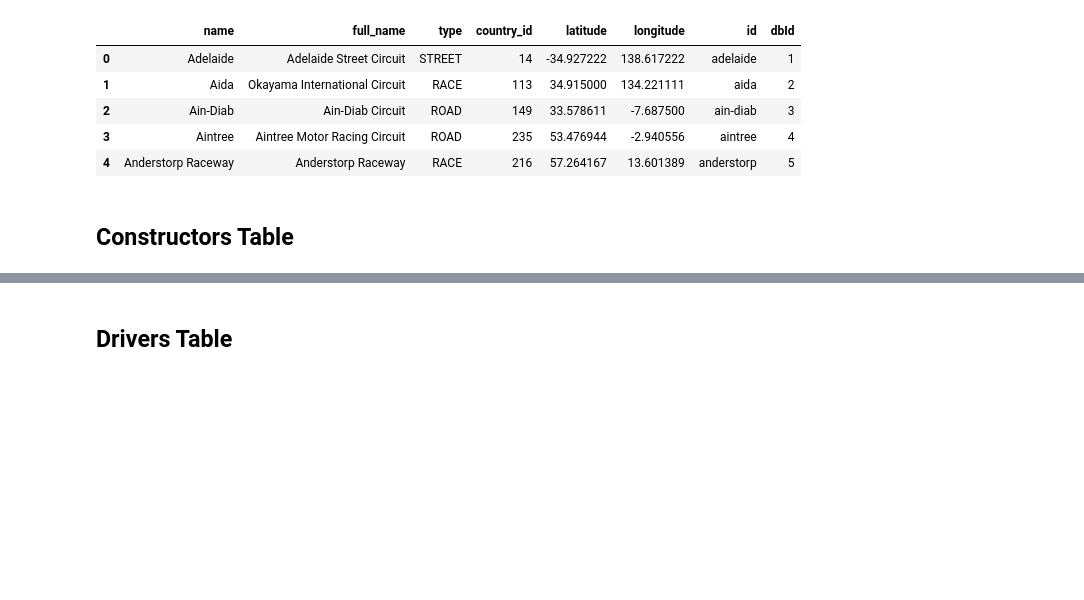
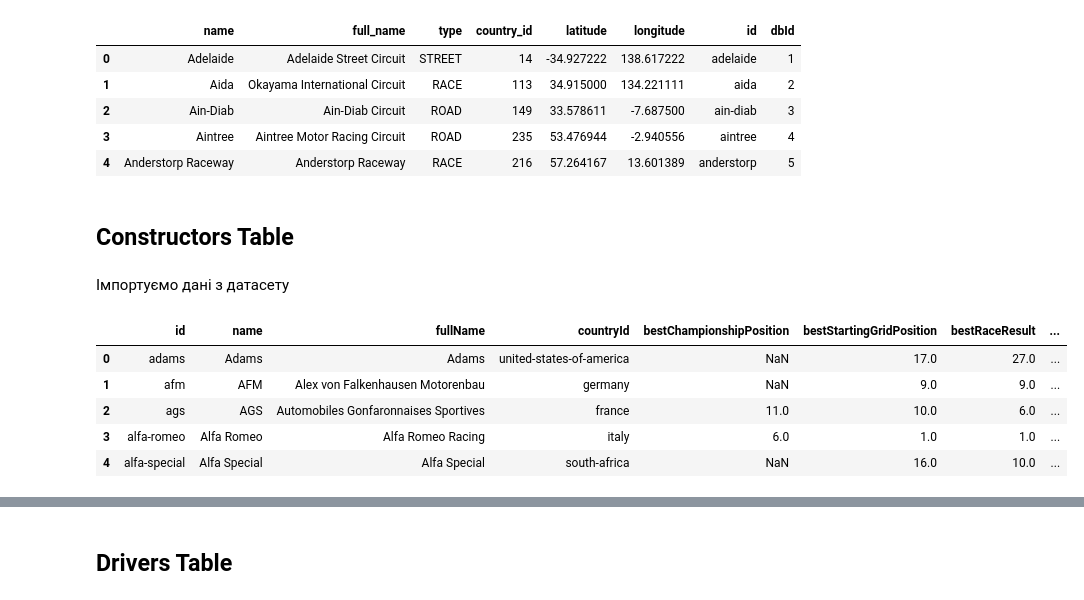
Before and after one commit to zagrebelnio/F1-Championship-Data-Analysis, a Jupyter notebook: storage/ETL/dimension_tables.ipynb, the cells around one changed output, grey strips where cells are left out. Cells and saved outputs as stored; diff of their text form; code cells hidden in the pictures; blank space fills up the shorter version.

Commit message:
feat: add data to constructors table

```diff
--- a/storage/ETL/dimension_tables.ipynb
+++ b/storage/ETL/dimension_tables.ipynb
@@ -150,3 +150,15 @@ circuits_df.head()
 | 4 | Anderstorp Raceway | Anderstorp Raceway | RACE | 216 | 57.264167 | 13.601389 | anderstorp | 5 |
 # %% [markdown]
 ## Constructors Table
+# %% [markdown]
+Імпортуємо дані з датасету
+# %%
+constructors_df = pd.read_csv('../data/f1db-constructors.csv')
+constructors_df.head()
+# %% [output]
+|  | id | name | fullName | countryId | bestChampionshipPosition | bestStartingGridPosition | bestRaceResult | ... |
+| 0 | adams | Adams | Adams | united-states-of-america | NaN | 17.0 | 27.0 | ... |
+| 1 | afm | AFM | Alex von Falkenhausen Motorenbau | germany | NaN | 9.0 | 9.0 | ... |
+| 2 | ags | AGS | Automobiles Gonfaronnaises Sportives | france | 11.0 | 10.0 | 6.0 | ... |
+| 3 | alfa-romeo | Alfa Romeo | Alfa Romeo Racing | italy | 6.0 | 1.0 | 1.0 | ... |
+| 4 | alfa-special | Alfa Special | Alfa Special | south-africa | NaN | 16.0 | 10.0 | ... |
```
Also changed, not shown: parts of 8 cells of this notebook.
